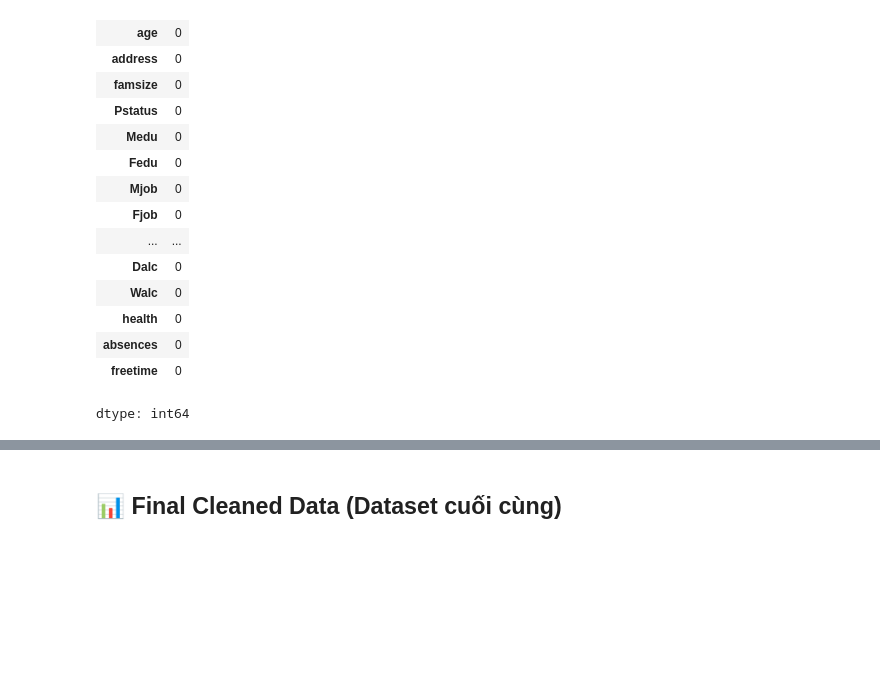
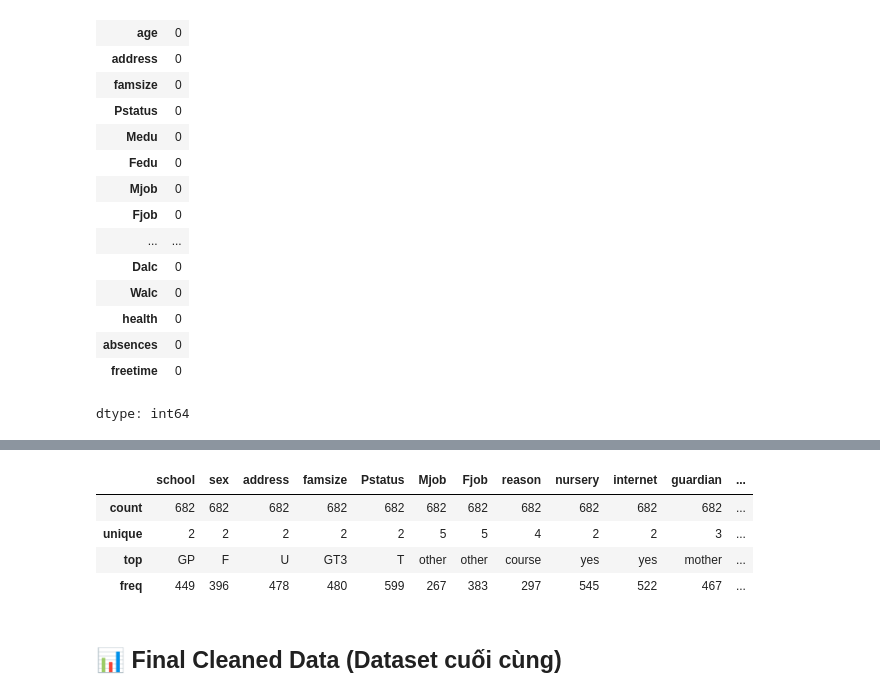
Before and after one commit to TienNguyen0712/student-alcohol-consumption-data-mining, a Jupyter notebook: notebooks/02_preprocessing.ipynb, the cells around one changed output, grey strips where cells are left out. Drawn from its saved outputs; the diff is of its cells as text; code cells hidden in the pictures; blank space fills up the shorter version.

```diff
--- a/notebooks/02_preprocessing.ipynb
+++ b/notebooks/02_preprocessing.ipynb
@@ -180,2 +215,10 @@ dtype: int64
+# %%
+student_mat_por.describe(include="object")
+# %% [output]
+|  | school | sex | address | famsize | Pstatus | Mjob | Fjob | reason | nursery | internet | guardian | ... |
+| count | 682 | 682 | 682 | 682 | 682 | 682 | 682 | 682 | 682 | 682 | 682 | ... |
+| unique | 2 | 2 | 2 | 2 | 2 | 5 | 5 | 4 | 2 | 2 | 3 | ... |
+| top | GP | F | U | GT3 | T | other | other | course | yes | yes | mother | ... |
+| freq | 449 | 396 | 478 | 480 | 599 | 267 | 383 | 297 | 545 | 522 | 467 | ... |
 # %% [markdown]
 ## **📊 Final Cleaned Data (Dataset cuối cùng)**
```
Also changed, not shown: parts of 7 cells of this notebook.
